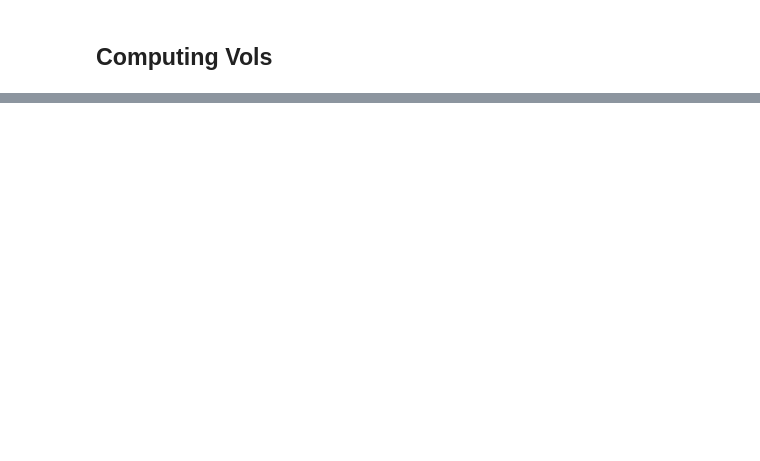
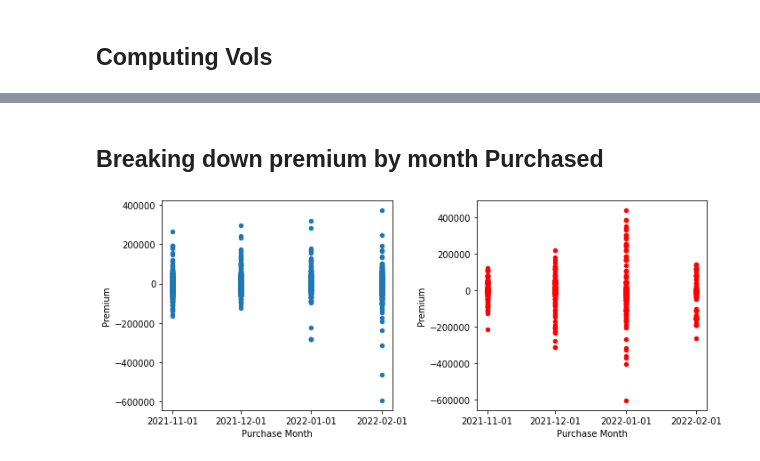
Before and after one commit to benkrakoff/FTR_project, a Jupyter notebook: FTR Exploration Code.ipynb, the cells around one changed output, grey strips where cells are left out. Cells and saved outputs as stored; diff of their text form; code cells hidden in the pictures; blank space fills up the shorter version.

```diff
--- a/FTR Exploration Code.ipynb
+++ b/FTR Exploration Code.ipynb
@@ -242,5 +217,0 @@ covars = pd.concat([split_auc[c] for c in class_types], ignore_index=True)
-# %%
-if 'covars' in auc_results.columns:
-    auc_results.drop(columns=['covars'], inplace=True)
-
-auc_results = auc_results.merge(covars)
@@ -263,8 +217,0 @@ auc_results
-# %%
-#auc_results['FTR vol'] = (auc_results['Sink vol']**2 + auc_results['Source vol']**2 - 2*auc_results['covar'])
-auc_results['FTR vol'] = (auc_results['Sink vol'] + auc_results['Source vol'] - 2*auc_results['covar'])
-#auc_results['FTR vol'] = auc_results['FTR vol']**(1/2)
-# %%
-#maybe need to normalize by ClearedMW*Clearing price
-auc_results['FTR vol'] = np.sqrt(auc_results['FTR vol'])
-auc_results[~outliers].plot.scatter(x = 'FTR vol', y = 'Premium')
@@ -382,0 +218,18 @@ PnL.sort_values(by = ['Payoff'], ascending = False)[0:10]
+# %% [markdown]
+## Breaking down premium by month Purchased
+# %%
+auc_results['Purchase Month'] = pd.to_datetime(auc_results['Purchase Month'])
+
+fig, ax = plt.subplots(1,2,figsize=(10,4))
+
+
+outliers = (auc_results['Payoff'] > 50000) | (auc_results['Payoff'] < -50000)
+auc_results[~outliers].plot.scatter(y = 'Premium', x = 'Purchase Month', ax = ax[0])
+auc_results[outliers].plot.scatter(y = 'Premium', x = 'Purchase Month', ax = ax[1], color='red')
+
+for i in [0,1]:
+    ax[i].set_xticks([ax[i].get_xticks()[j] for j in [0,2,4,6]])
+
+fig.tight_layout()
+# %% [output]
+[figure, added]
```
Also changed, not shown: parts of 39 cells of this notebook, 1 other file.
